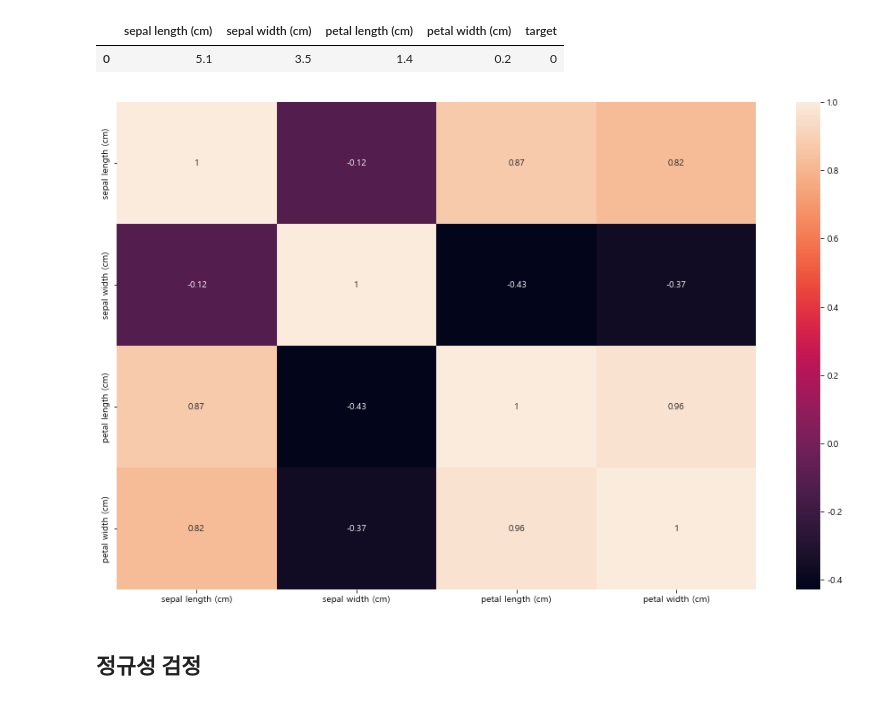
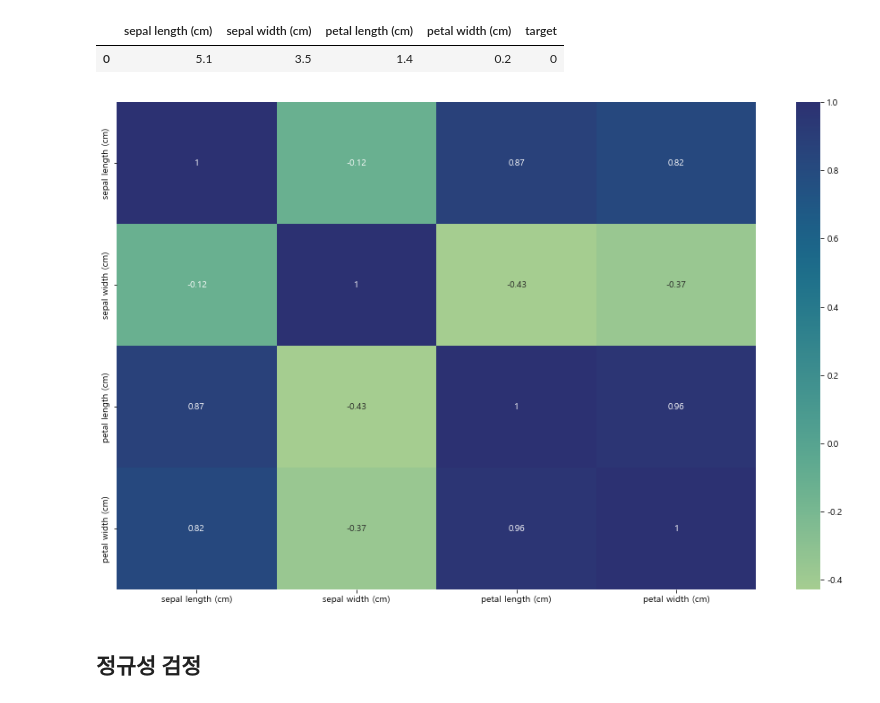
Before and after one commit to jkim0313/ubion5_tutoring, a Jupyter notebook: iris_classifier.ipynb, the cells around one changed output. Saved outputs shown, nothing was run; the diff lists cells and outputs as text; code cells hidden in the pictures.

```diff
--- a/iris_classifier.ipynb
+++ b/iris_classifier.ipynb
@@ -675,21 +601,21 @@ target = iris_df['target']
 # %%
 import seaborn as sns
 import warnings
 warnings.filterwarnings('ignore')
 import matplotlib.pyplot as plt
 %matplotlib inline
 
 plt.rcParams['axes.unicode_minus'] = False
 plt.rcParams["font.family"] = "Malgun Gothic"
 
 plt.figure(figsize=(16,10))
 
-sns.heatmap(iris_df.drop(columns='target', inplace=False).corr(), annot=True)
+sns.heatmap(iris_df.drop(columns='target', inplace=False).corr(), annot=True, cmap="crest")
 # sns.heatmap(data.corr(), annot=True)
 
 plt.show()
 # %% [output]
-[figure, old version]
+[figure, new version]
 # %% [markdown]
 ## 정규성 검정
 # %% [markdown]
```
Also changed, not shown: parts of 18 cells of this notebook, 1 other file.
